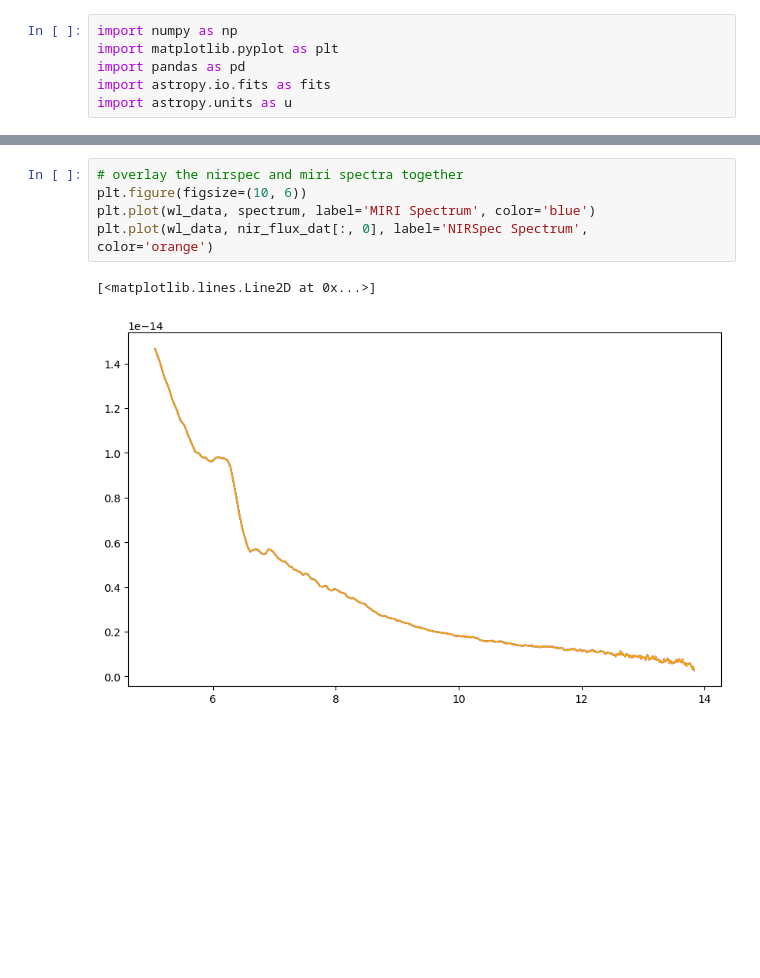
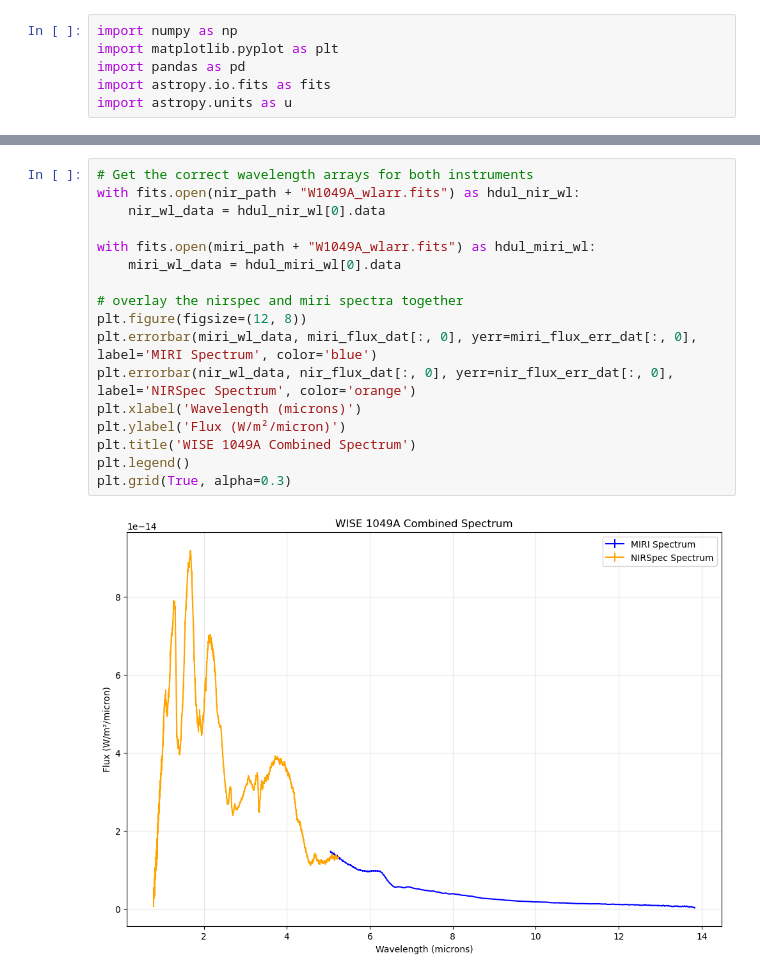
Before and after one commit to Brewster-BDNYC/brewster, a Jupyter notebook: WISE1049AB_Data/build_DataFile.ipynb, the cells around one changed output, grey strips where cells are left out. Cells and saved outputs as stored; diff of their text form; blank space fills up the shorter version.

```diff
--- a/WISE1049AB_Data/build_DataFile.ipynb
+++ b/WISE1049AB_Data/build_DataFile.ipynb
@@ -103,9 +164,20 @@ Wavelength data shape: (367,)
-# %%
-# overlay the nirspec and miri spectra together
-plt.figure(figsize=(10, 6))
-plt.plot(wl_data, spectrum, label='MIRI Spectrum', color='blue')
-plt.plot(wl_data, nir_flux_dat[:, 0], label='NIRSpec Spectrum',        color='orange')
-# %% [output]
-[<matplotlib.lines.Line2D at 0x...>]
-[figure, removed]
+# %%
+# Get the correct wavelength arrays for both instruments
+with fits.open(nir_path + "W1049A_wlarr.fits") as hdul_nir_wl:
+    nir_wl_data = hdul_nir_wl[0].data
+
+with fits.open(miri_path + "W1049A_wlarr.fits") as hdul_miri_wl:
+    miri_wl_data = hdul_miri_wl[0].data
+
+# overlay the nirspec and miri spectra together
+plt.figure(figsize=(12, 8))
+plt.errorbar(miri_wl_data, miri_flux_dat[:, 0], yerr=miri_flux_err_dat[:, 0], label='MIRI Spectrum', color='blue')
+plt.errorbar(nir_wl_data, nir_flux_dat[:, 0], yerr=nir_flux_err_dat[:, 0], label='NIRSpec Spectrum', color='orange')
+plt.xlabel('Wavelength (microns)')
+plt.ylabel('Flux (W/m²/micron)')
+plt.title('WISE 1049A Combined Spectrum')
+plt.legend()
+plt.grid(True, alpha=0.3)
+# %% [output]
+[figure, added]
 # %%
```
Also changed, not shown: parts of 16 cells of this notebook, 9 other files.
